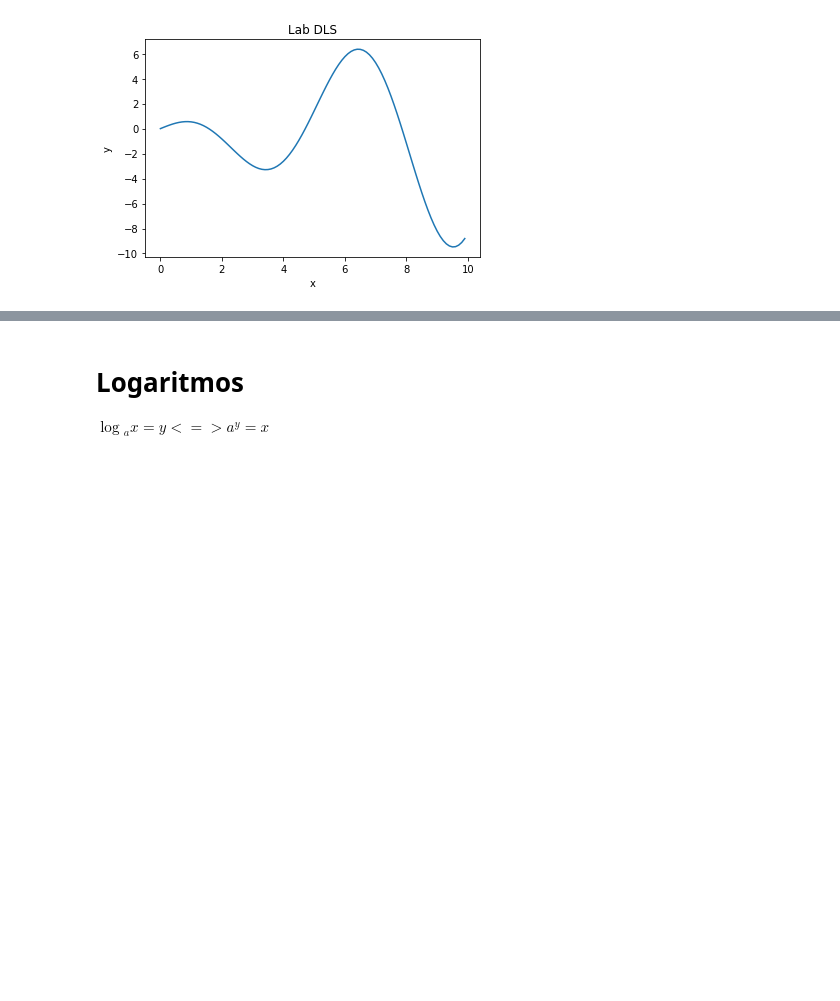
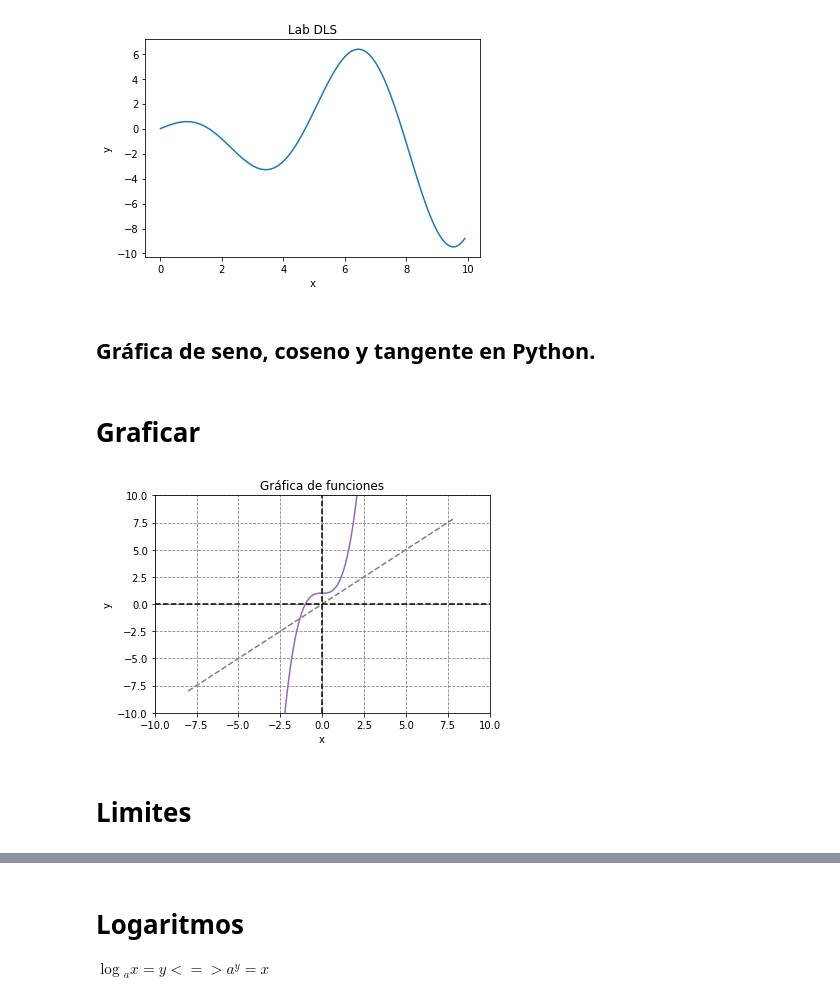
Before and after one commit to vordonez74/notebook, a Jupyter notebook: Matematicas.ipynb, the cells around one changed output, grey strips where cells are left out. Cells and saved outputs as stored; diff of their text form; code cells hidden in the pictures; blank space fills up the shorter version.

```diff
--- a/Matematicas.ipynb
+++ b/Matematicas.ipynb
@@ -73,2 +75,4 @@ pyplot.show()
 # %% [output]
 [figure]
+# %% [markdown]
+## Gráfica de seno, coseno y tangente en Python.
@@ -74,0 +97,26 @@ pyplot.show()
+# %% [markdown]
+# Graficar
+# %%
+x = np.arange(-5,5,0.1)
+y = x**3+1
+x2 = np.arange(-8,8,0.1)
+y2 = x2
+# %%
+plt.plot(x,y, color = 'tab:purple')
+plt.plot(x2,y2, color = 'tab:grey', linestyle = 'dashed')
+#Dibuja puntos
+#plt.plot([1, 2, 3], [1, 4, 9], 'ro')
+plt.title('Gráfica de funciones')
+plt.xlabel('x')
+plt.ylabel('y')
+plt.axis([-10,10,-10,10])
+plt.axhline(0,color='black', linestyle = 'dashed')
+plt.axvline(0,color='black', linestyle = 'dashed')
+plt.grid(axis = 'y', color = 'gray', linestyle = 'dashed')
+plt.grid(axis = 'x', color = 'gray', linestyle = 'dashed')
+#plt.savefig('output.png')
+plt.show()
+# %% [output]
+[figure, added]
+# %% [markdown]
+# Limites
```
Also changed, not shown: parts of 50 cells of this notebook, 2 other files.
